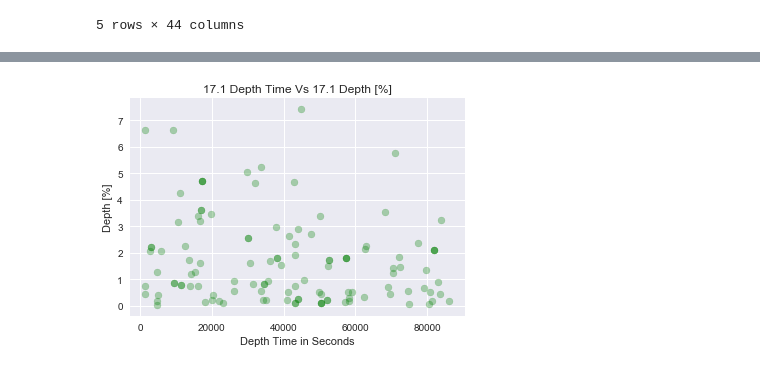
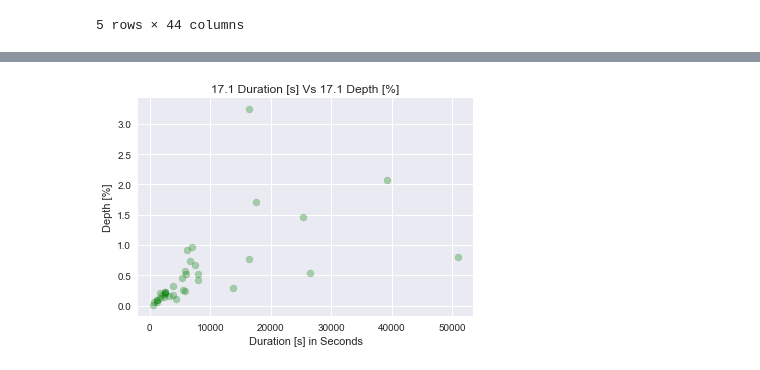
Before and after one commit to EmiliaWilson/Machine_Learning_on_Solar_Eruptive_Events, a Jupyter notebook: Notebooks and data/JEDI_DEMON catalogue.ipynb, the cells around one changed output, grey strips where cells are left out. Cells and saved outputs as stored; diff of their text form; code cells hidden in the pictures.

```diff
--- a/Notebooks and data/JEDI_DEMON catalogue.ipynb
+++ b/Notebooks and data/JEDI_DEMON catalogue.ipynb
@@ -17,7 +17,7 @@ from sklearn.decomposition import PCA
 from sklearn.preprocessing import normalize
 plt.style.use('seaborn-dark-palette')
 # %%
-jedi = pd.read_csv('jedi_v1_og.csv', low_memory=False)
+jedi = pd.read_csv('jedi_v1.0.1.csv', low_memory=False)
 demon = pd.read_csv('DEMON.csv', parse_dates=[['Year', 'Month', 'Day', 'Peak Time']])
 # %%
 demon.drop(demon.index[0], inplace=True)
@@ -527,9 +527,9 @@ jedi_demon_sub = jedi_demon[['Event #', 'GOES Flare Start Time', 'GOES Flare Pea
                              '17.1 Pre-Flare Irradiance [W/m2]', '17.7 Pre-Flare Irradiance [W/m2]',
                              '18.0 Pre-Flare Irradiance [W/m2]', '19.5 Pre-Flare Irradiance [W/m2]',
                              '20.2 Pre-Flare Irradiance [W/m2]', '21.1 Pre-Flare Irradiance [W/m2]',
-                             '28.4 Pre-Flare Irradiance [W/m2]', 'Quad Pre-Flare Irradiance [W/m2]', '17.1 Depth Time',
-                             '17.7 Depth Time', '18.0 Depth Time', '21.1 Depth Time', '19.5 Depth Time',
-                             '20.2 Depth Time', '28.4 Depth Time', 'Jedi Intensity 17.1', 'Jedi Intensity 17.7',
+                             '28.4 Pre-Flare Irradiance [W/m2]', 'Quad Pre-Flare Irradiance [W/m2]', '17.1 Duration [s]',
+                             '17.7 Duration [s]', '18.0 Duration [s]', '21.1 Duration [s]', '19.5 Duration [s]',
+                             '20.2 Duration [s]', '28.4 Duration [s]', 'Jedi Intensity 17.1', 'Jedi Intensity 17.7',
                              'Jedi Intensity 18.0', 'Jedi Intensity 19.5', 'Jedi Intensity 20.2', 'Jedi Intensity 21.1',
                              'Jedi Intensity 28.4', 'Jedi Intensity Quad',
                              'Has DEMON Dimming', 'Intensity', 'Max Drop', 'Demon Event #',
@@ -685,12 +683,12 @@ time195arr, eventFor195 = events_time_array_in_sec('19.5 Depth [%]', '19.5 Depth
 # %%
-plt.scatter(time171arr, eventFor171.loc[:, '17.1 Depth [%]'],alpha=.3, color='green')
+plt.scatter(jedi_demon_events.loc[:, '17.1 Duration [s]'], jedi_demon_events.loc[:, '17.1 Depth [%]'], alpha=.3, c='green')
 #plt.scatter(time211arr, eventFor211.loc[:, '21.1 Depth [%]'], alpha=.3, color='blue')
 #plt.scatter(time195arr, eventFor195.loc[:, '19.5 Depth [%]'], alpha=.3, color='red')
 
-plt.xlabel('Depth Time in Seconds');
+plt.xlabel('Duration [s] in Seconds');
 plt.ylabel('Depth [%]');
-plt.title('17.1 Depth Time Vs 17.1 Depth [%]')
-plt.savefig('17.1 Depth Time Vs 17.1 Depth Percent.png')
+plt.title('17.1 Duration [s] Vs 17.1 Depth [%]')
+plt.savefig('17.1 Duration [s] Vs 17.1 Depth Percent.png')
 # %% [output]
-[figure, old version]
+[figure, new version]
 # %%
```
Also changed, not shown: parts of 27 cells of this notebook, 9 other files.
